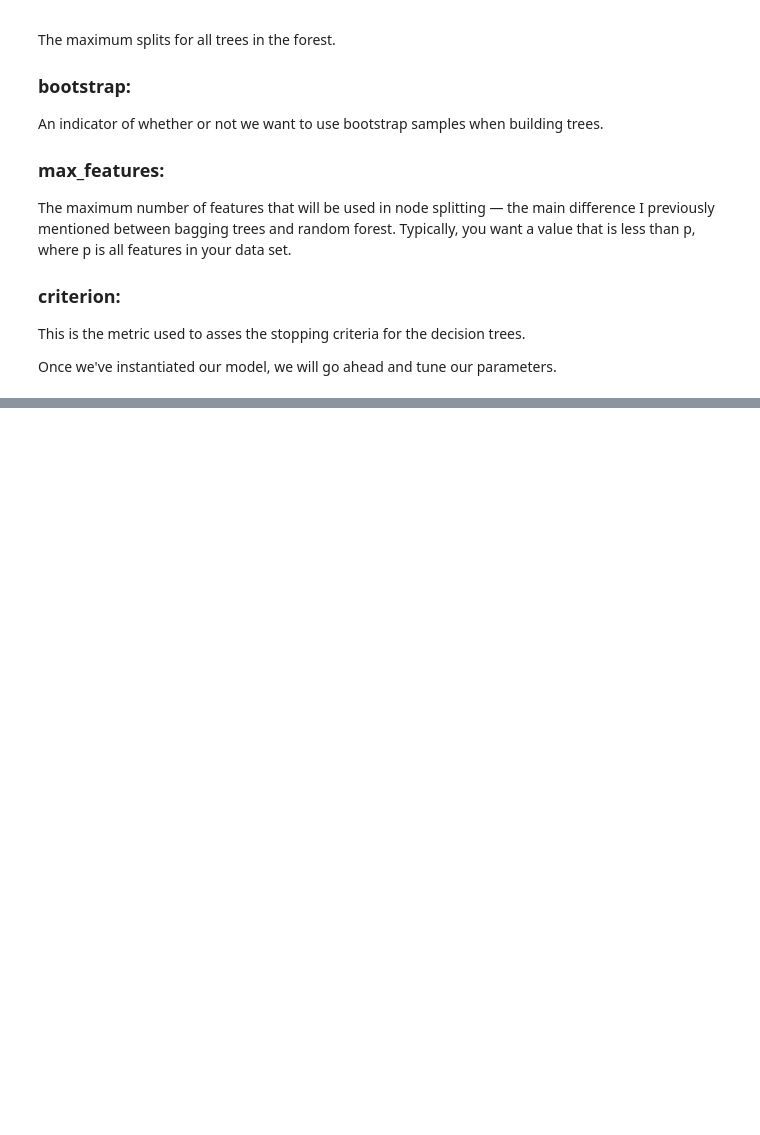
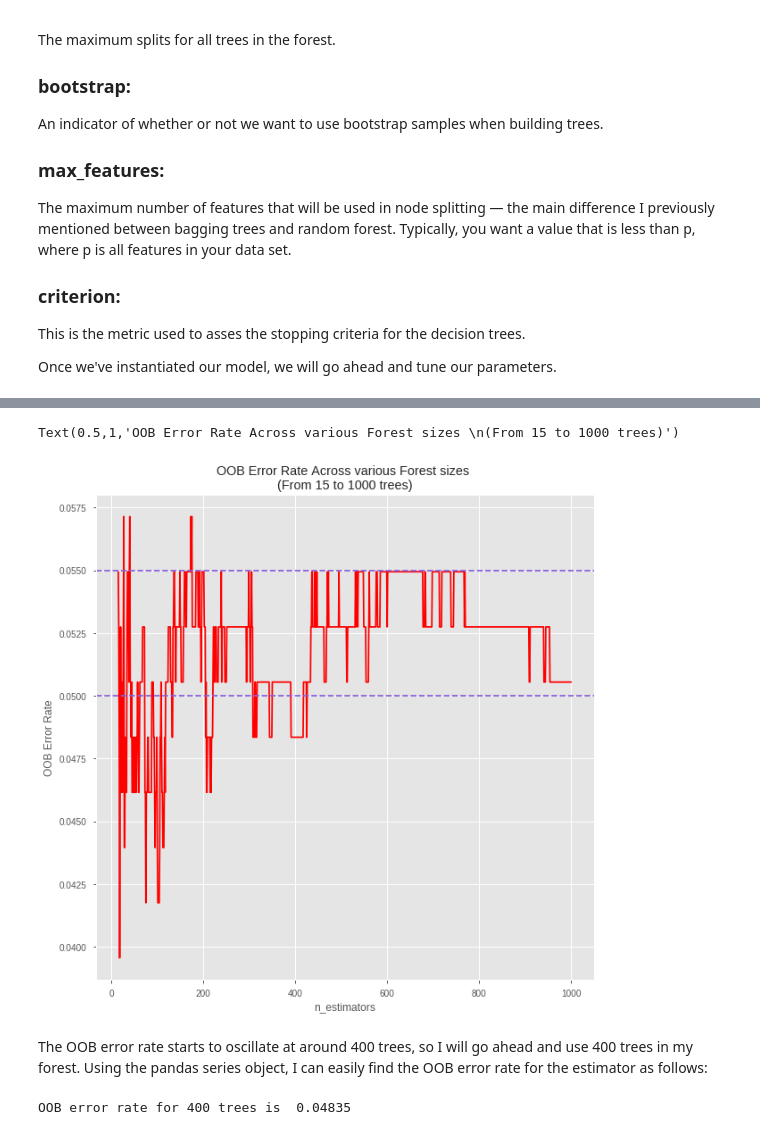
Before and after one commit to ddb95/Data_Science_and_ML_Projects, a Jupyter notebook: breastCancerWinsconsin/breastCancer_Classification_using_Random_forest.ipynb, the cells around one changed output, grey strips where cells are left out. Cells and saved outputs as stored; diff of their text form; code cells hidden in the pictures; blank space fills up the shorter version.

Commit message:
1. GridSearchCV and 2. Out of Bag Error

```diff
--- a/breastCancerWinsconsin/breastCancer_Classification_using_Random_forest.ipynb
+++ b/breastCancerWinsconsin/breastCancer_Classification_using_Random_forest.ipynb
@@ -255,3 +255,6 @@ The maximum number of features that will be used in node splitting — the main
 This is the metric used to asses the stopping criteria for the decision trees.
 
 Once we've instantiated our model, we will go ahead and tune our parameters.
+# %%
+# Set the random state for reproductibility
+fit_rf = RandomForestClassifier(random_state=42)
@@ -257,0 +294,2 @@ Once we've instantiated our model, we will go ahead and tune our parameters.
+# %%
+fit_rf.set_params(criterion = 'gini', max_features = 'log2', max_depth = 3)
@@ -257,0 +312,40 @@ Once we've instantiated our model, we will go ahead and tune our parameters.
+# %%
+fit_rf.set_params(warm_start=True,
+                  oob_score=True)
+
+min_estimators = 15
+max_estimators = 1000
+
+error_rate = {}
+
+for i in range(min_estimators, max_estimators + 1):
+    fit_rf.set_params(n_estimators=i)
+    fit_rf.fit(X_train, Y_train)
+
+    oob_error = 1 - fit_rf.oob_score_
+    error_rate[i] = oob_error
+# %%
+oob_series = pd.Series(error_rate)
+# %%
+fig, ax = plt.subplots(figsize=(10,10))
+
+oob_series.plot(kind='line', color='red')
+
+plt.axhline(0.055,
+            color='#875FDB',
+           linestyle='--')
+plt.axhline(0.05,
+            color='#875FDB',
+           linestyle='--')
+plt.xlabel('n_estimators')
+plt.ylabel('OOB Error Rate')
+plt.title('OOB Error Rate Across various Forest sizes \n(From 15 to 1000 trees)')
+# %% [output]
+Text(0.5,1,'OOB Error Rate Across various Forest sizes \n(From 15 to 1000 trees)')
+[figure, added]
+# %% [markdown]
+The OOB error rate starts to oscillate at around 400 trees, so I will go ahead and use 400 trees in my forest. Using the pandas series object, I can easily find the OOB error rate for the estimator as follows:
+# %%
+print('OOB error rate for 400 trees is {0: .5f}'.format(oob_series[400]))
+# %% [output]
+OOB error rate for 400 trees is  0.04835
```
Also changed, not shown: parts of 6 cells of this notebook.
